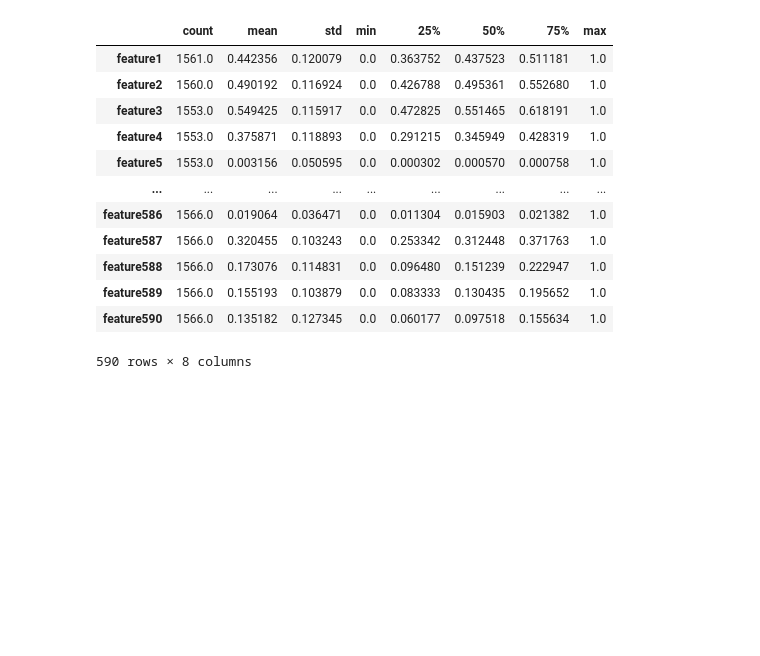
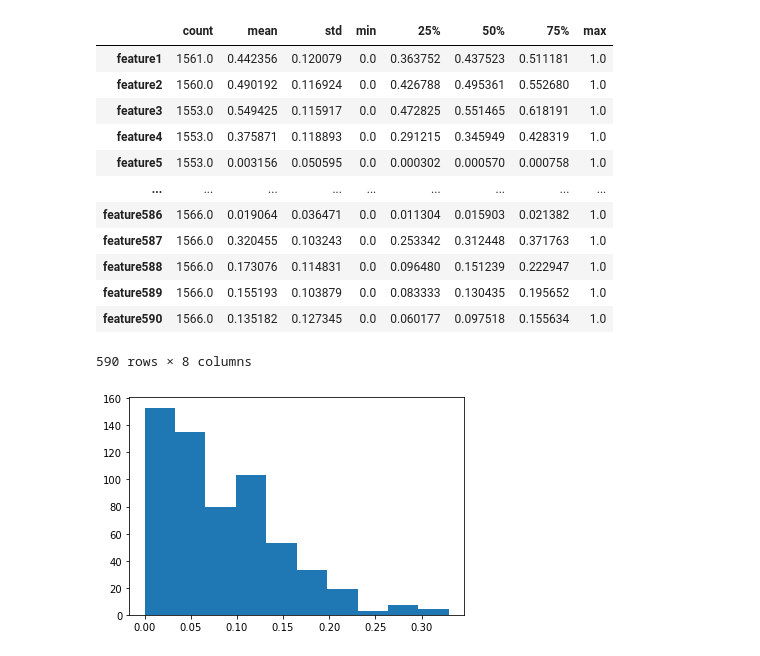
Before and after one commit to hinatanvir/Fault-Detection-SECOM, a Jupyter notebook: aras_test.ipynb, the cells around one changed output. Saved outputs shown, nothing was run; the diff lists cells and outputs as text; code cells hidden in the pictures; blank space fills up the shorter version.

```diff
--- a/aras_test.ipynb
+++ b/aras_test.ipynb
@@ -93,3 +93,8 @@ df_eda
 | feature589 | 1566.0 | 0.155193 | 0.103879 | 0.0 | 0.083333 | 0.130435 | 0.195652 | 1.0 |
 | feature590 | 1566.0 | 0.135182 | 0.127345 | 0.0 | 0.060177 | 0.097518 | 0.155634 | 1.0 |
 590 rows × 8 columns
+# %%
+plt.hist(df_eda['std'])
+plt.show()
+# %% [output]
+[figure, added]
```
Also changed, not shown: parts of 1 cell of this notebook.
